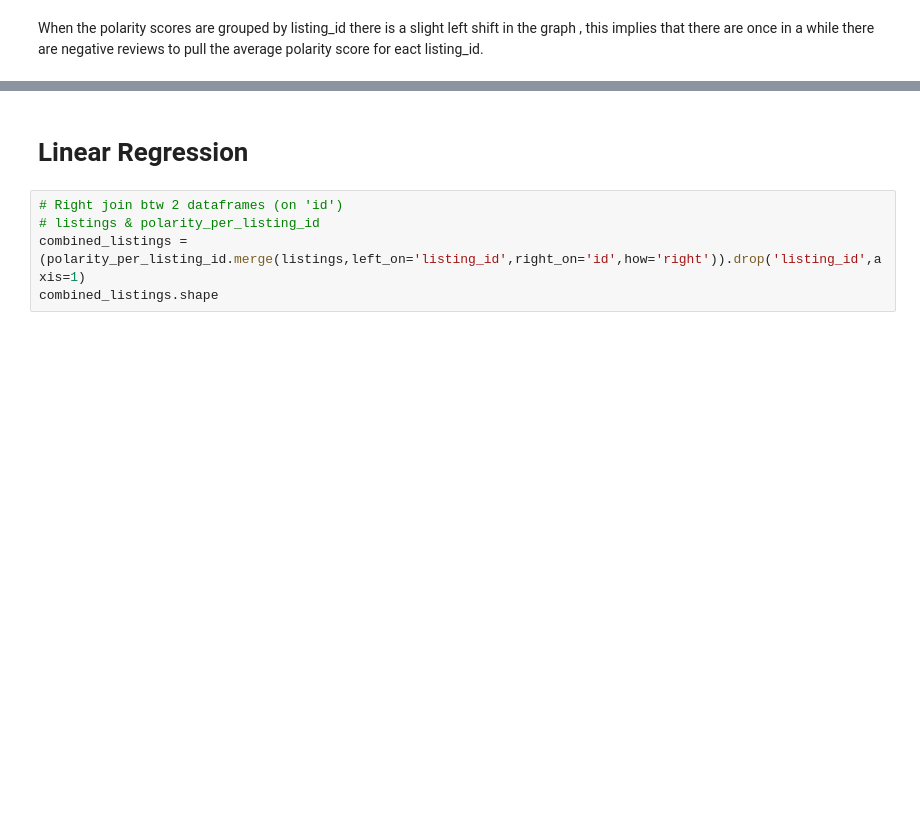
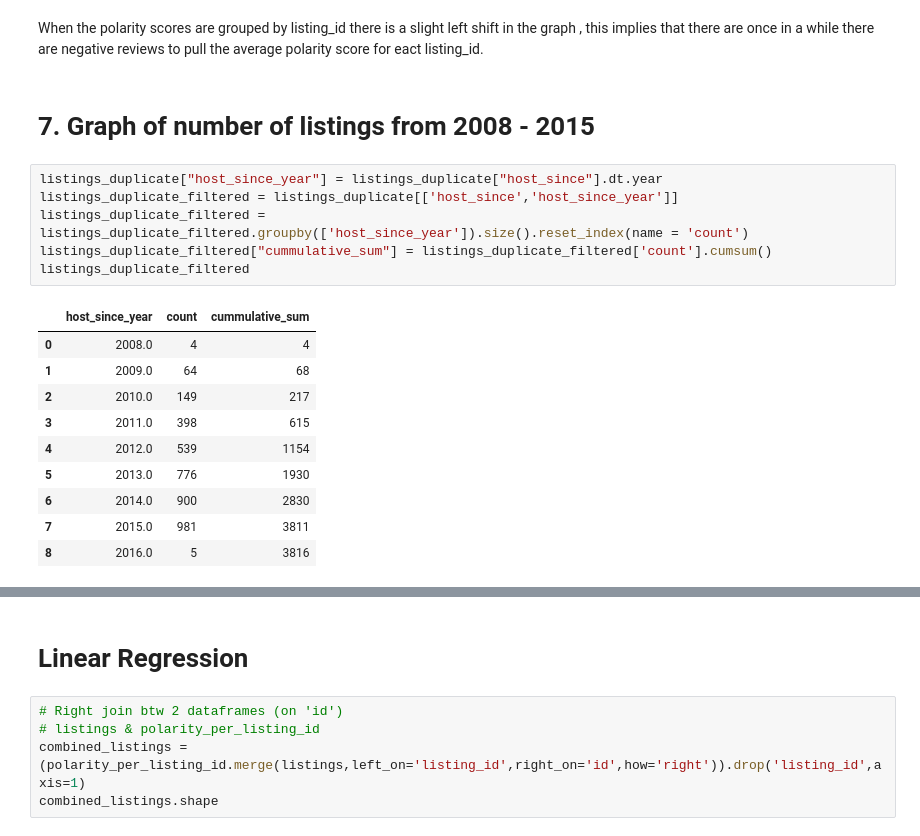
Before and after one commit to CaedenZ/CZ1015miniproject, a Jupyter notebook: main.ipynb, the cells around one changed output, grey strips where cells are left out. Cells and saved outputs as stored; diff of their text form; blank space fills up the shorter version.

```diff
--- a/main.ipynb
+++ b/main.ipynb
@@ -341,2 +387,21 @@ print('The median polarity score is = ' + str(polarity_per_listing_id.polarity.d
 # %% [markdown]
 When the polarity scores are grouped by listing_id there is a slight left shift in the graph , this implies that there are once in a while there are negative reviews to pull the average polarity score for eact listing_id.
+# %% [markdown]
+# 7. Graph of number of listings from 2008 - 2015
+# %%
+listings_duplicate["host_since_year"] = listings_duplicate["host_since"].dt.year
+listings_duplicate_filtered = listings_duplicate[['host_since','host_since_year']]
+listings_duplicate_filtered = listings_duplicate_filtered.groupby(['host_since_year']).size().reset_index(name = 'count')
+listings_duplicate_filtered["cummulative_sum"] = listings_duplicate_filtered['count'].cumsum()
+listings_duplicate_filtered
+# %% [output]
+|  | host_since_year | count | cummulative_sum |
+| 0 | 2008.0 | 4 | 4 |
+| 1 | 2009.0 | 64 | 68 |
+| 2 | 2010.0 | 149 | 217 |
+| 3 | 2011.0 | 398 | 615 |
+| 4 | 2012.0 | 539 | 1154 |
+| 5 | 2013.0 | 776 | 1930 |
+| 6 | 2014.0 | 900 | 2830 |
+| 7 | 2015.0 | 981 | 3811 |
+| 8 | 2016.0 | 5 | 3816 |
```
Also changed, not shown: parts of 15 cells of this notebook.
